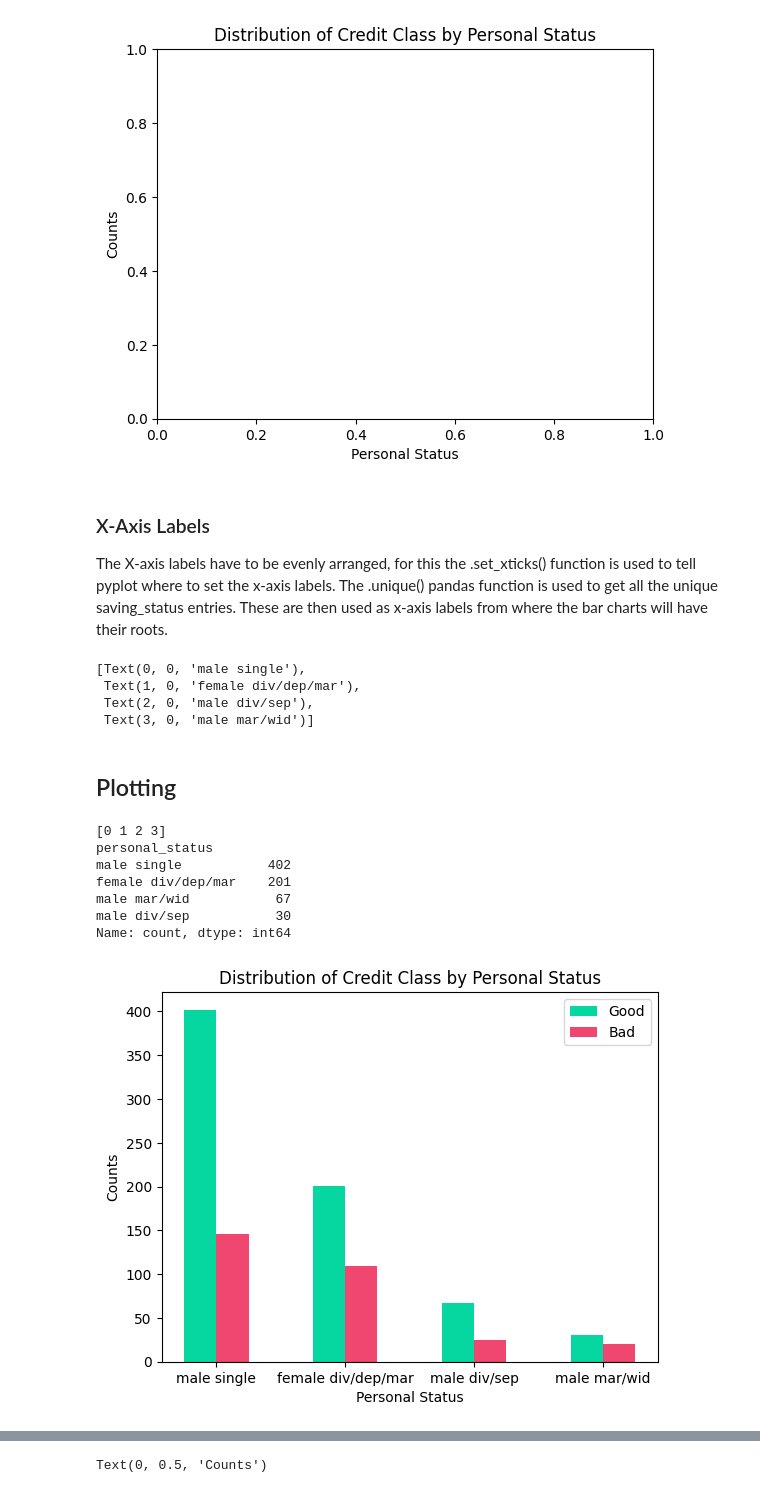
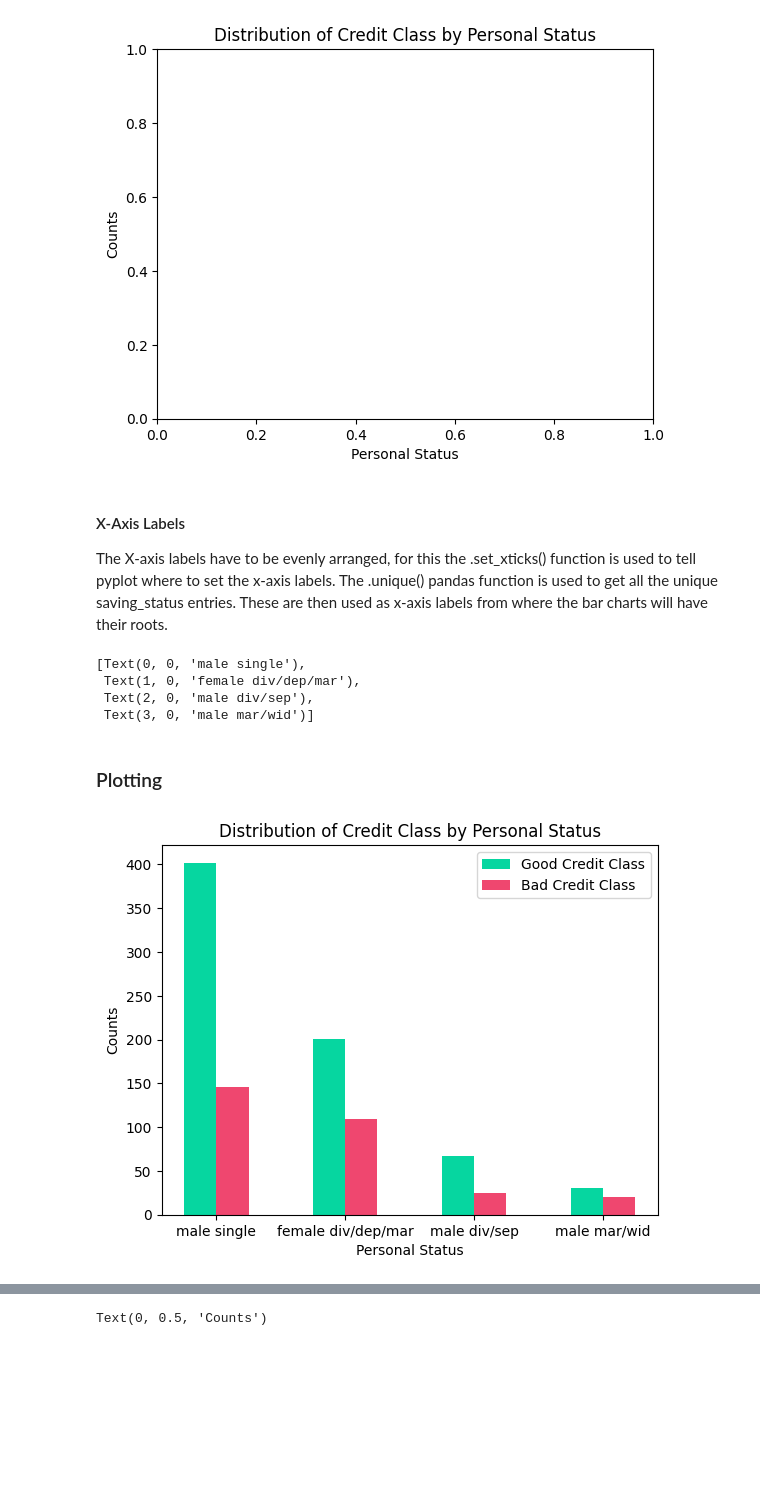
Before and after one commit to OliWoly/data-analytics-COURSEWORK, a Jupyter notebook: note.ipynb, the cells around one changed output, grey strips where cells are left out. Cells and saved outputs as stored; diff of their text form; code cells hidden in the pictures; blank space fills up the shorter version.

```diff
--- a/note.ipynb
+++ b/note.ipynb
@@ -73,7 +190,7 @@ g1.set_ylabel("Counts");
 # %% [output]
 [figure]
 # %% [markdown]
-### X-Axis Labels
+#### X-Axis Labels
 The X-axis labels have to be evenly arranged, for this the .set_xticks() function is used to tell pyplot where to set the x-axis labels.
 The .unique() pandas function is used to get all the unique saving_status entries. These are then used as x-axis labels from where the bar charts will have their roots.
 # %%
@@ -87,24 +206,18 @@ g1.set_xticklabels(statuses)
  Text(2, 0, 'male div/sep'),
  Text(3, 0, 'male mar/wid')]
 # %% [markdown]
-## Plotting
+### Plotting
 # %%
-# Plotting the finished data.
-print(x)
-print(counts_good_personal_status)
+# Plotting the finished data using the .bar() function to create bar graphs.
+g1.bar(x - bar_width/2, counts_good_personal_status, bar_width, label='Good Credit Class', color='#06d6a0')
 
-g1.bar(x - bar_width/2, counts_good_personal_status, bar_width, label='Good', color='#06d6a0')
-g1.bar(x + bar_width/2, counts_bad_personal_status, bar_width, label='Bad', color='#ef476f')
+# By plotting it twice and offsetting them from the original positions decided by 'x' variable,
+# it's possible to display both right next to each other.
+g1.bar(x + bar_width/2, counts_bad_personal_status, bar_width, label='Bad Credit Class', color='#ef476f')
 g1.legend()
 
+# Display final figure (graph).
 fig_personal_status
 # %% [output]
-[0 1 2 3]
-personal_status
-male single           402
-female div/dep/mar    201
-male mar/wid           67
-male div/sep           30
-Name: count, dtype: int64
-[figure, old version]
+[figure, new version]
 # %% [markdown]
```
Also changed, not shown: parts of 36 cells of this notebook, 9 other files.
